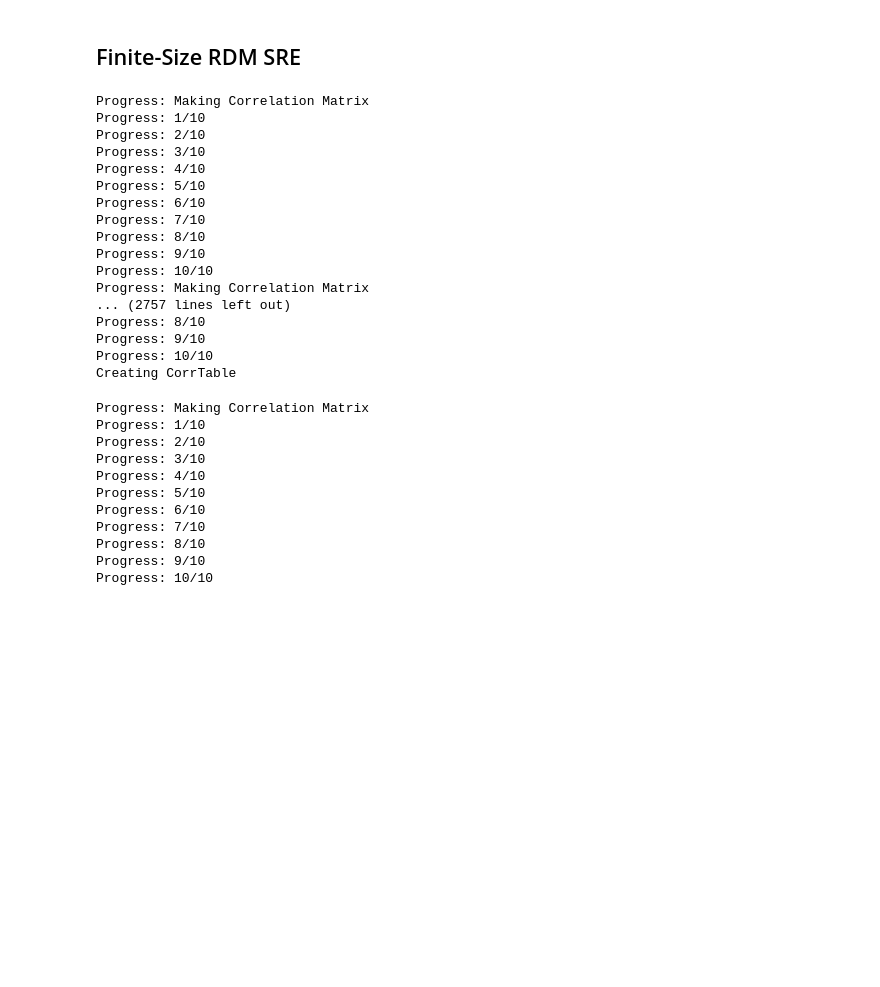
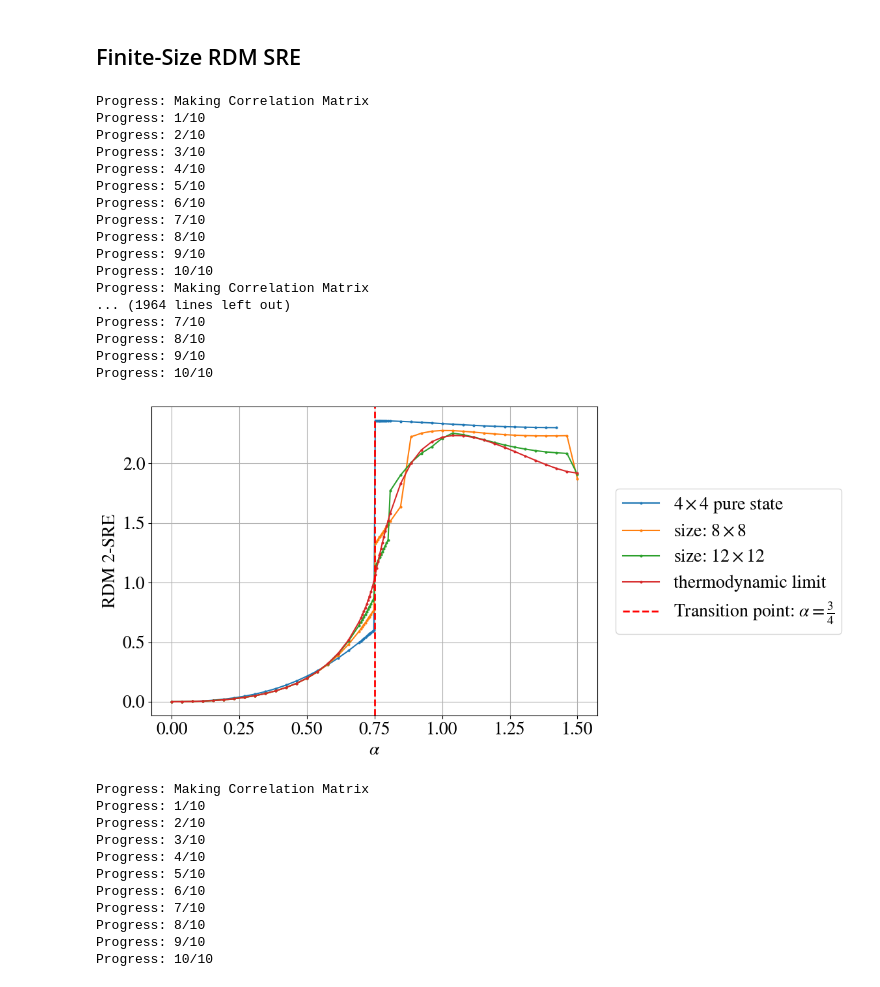
Before and after one commit to WangChenChih/Kitaev-magic, a Jupyter notebook: figures/SRE_figures/KitaevDM.ipynb, the cells around one changed output. Cells and saved outputs as stored; diff of their text form; code cells hidden in the pictures; blank space fills up the shorter version.

```diff
--- a/figures/SRE_figures/KitaevDM.ipynb
+++ b/figures/SRE_figures/KitaevDM.ipynb
@@ -512,63 +512,83 @@ a_range = np.concatenate((a_range,
 a_range.sort()
 # a_range = np.linspace(0, 3/2, 3, endpoint=True)
 
-### exact
-for tot_size in [8, 12, 40]:
+fig, ax = plt.subplots(figsize=(12, 6))
+markersize = 2
+
+# pure state
+entropy_data = np.zeros_like(a_range)
+index = 0
+for a in a_range:
+    DM.Jx = DM.Jy = a/3
+    DM.Jz = 1 - 2*a/3
+    # DM.calculate_CorrTable()
+    entropy_data[index] = DM.stab_renyi_entropy(n=2)
+    index += 1
+
+ax.plot(a_range[:-2], entropy_data[:-2], '-o', markersize=markersize,
+        label=rf'${{{4}}}\times{{{4}}}$ pure state')
+
+# RDM SRE
+for tot_size in [8, 12]:
     entropy_data = np.zeros_like(a_range)
     index = 0
     for a in a_range:
         DM.Jx = DM.Jy = a/3
         DM.Jz = 1 - 2*a/3
         # DM.calculate_CorrTable(tot_size=[tot_size,tot_size])
-        entropy_data[index] = DM.RDM_2_stab_renyi_entropy(tot_size=[8,8])
+        entropy_data[index] = DM.RDM_2_stab_renyi_entropy(tot_size=[tot_size,tot_size])
         index += 1
 
     # plt.plot(a_range[:-5], entropy_data[:-5], '-o')
-    plt.plot(a_range, entropy_data, '-o', label=rf'size: ${{{tot_size}}}\times{{{tot_size}}}$')
+    ax.plot(a_range, entropy_data, '-o', markersize=markersize,
+            label=rf'size: ${{{tot_size}}}\times{{{tot_size}}}$')
 
-DM = SpinSystem(width=width, height=height, thermo_limit=True)
+# thermodynamic limit
+DM.thermo_limit = True
 entropy_data = np.zeros_like(a_range)
 index = 0
 for a in a_range:
     DM.Jx = DM.Jy = a/3
     DM.Jz = 1 - 2*a/3
-    DM.calculate_CorrTable()
-    entropy_data[index] = DM.RDM_2_stab_renyi_entropy(update=True, thermo_limit=True)
+    # DM.calculate_CorrTable()
+    entropy_data[index] = DM.RDM_2_stab_renyi_entropy(update=False, thermo_limit=True)
     index += 1
-plt.plot(a_range, entropy_data, '-o', label='thermodynamic limit')
+ax.plot(a_range, entropy_data, '-o', markersize=markersize,
+        label='thermodynamic limit')
 
-plt.axvline(x=3/4,          # dashed line, indicating the theoretical value
+ax.axvline(x=3/4,          # dashed line, indicating the theoretical value
             color='red',
             linestyle='--',
             linewidth=2,
             label=r"Transition point: $\alpha = \frac{3}{4}$")
-plt.xlabel(r'$\alpha$')
-plt.ylabel('RDM 2-SRE')
-plt.legend()
-# plt.text(0, 1, r'Lattice size: $%d \times %d$' % (DM.width, DM.height) , fontsize=20)  # + '%d'%DM.width + r'$\times$' + '%d'%DM.height
-plt.tight_layout()
-plt.grid()
+ax.set_xlabel(r'$\alpha$')
+ax.set_ylabel('RDM 2-SRE')
+ax.grid()
+ax.legend(loc='center left', bbox_to_anchor=(1.02, 0.5))
+# ax.set_aspect('auto')
+fig.tight_layout()
 
 os.makedirs('figures/stab-renyi-entropy', exist_ok=True)
-plt.savefig('figures/stab-renyi-entropy/w_%d_h_%d_finite_RDM.pdf' % (DM.width, DM.height), dpi=300)
+fig.savefig('figures/stab-renyi-entropy/w_%d_h_%d_finite_RDM.pdf' % (DM.width, DM.height), dpi=300)
 # %% [output]
 Progress: Making Correlation Matrix
 Progress: 1/10
 Progress: 2/10
 Progress: 3/10
 Progress: 4/10
 Progress: 5/10
 Progress: 6/10
 Progress: 7/10
 Progress: 8/10
 Progress: 9/10
 Progress: 10/10
 Progress: Making Correlation Matrix
-... (2757 lines left out)
+... (1964 lines left out)
+Progress: 7/10
 Progress: 8/10
 Progress: 9/10
 Progress: 10/10
-Creating CorrTable
+[figure, added]
 # %%
 import numpy as np
 import matplotlib.pyplot as plt
```
Also changed, not shown: 2 other files.
